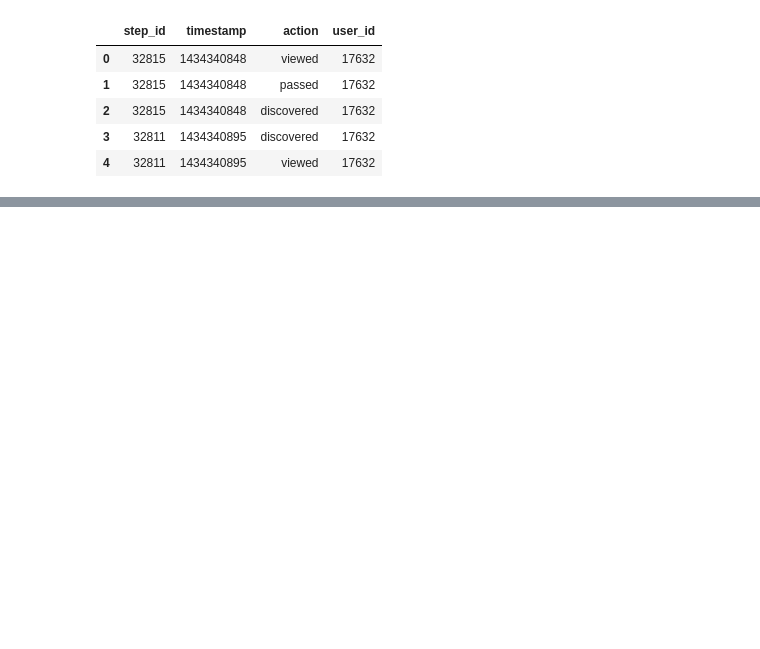
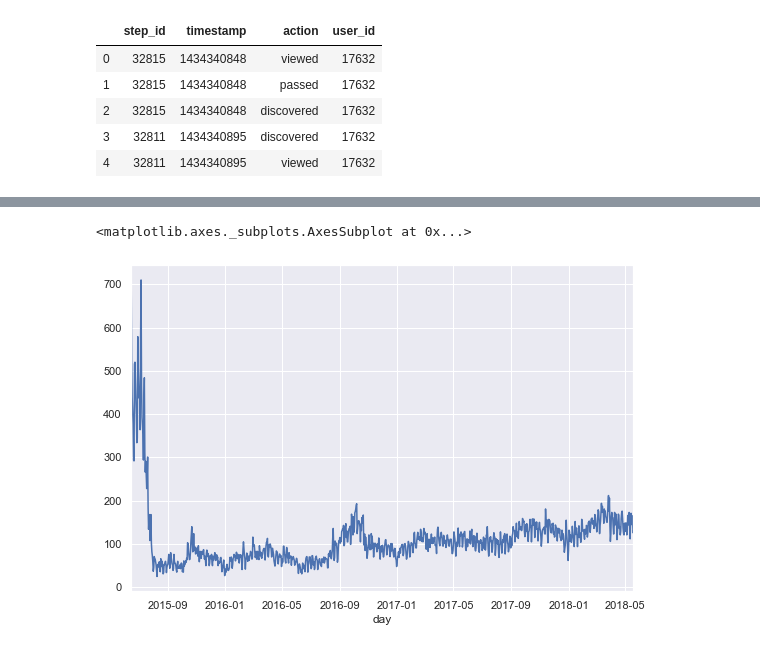
Before and after one commit to BorisGi/stepik, a Jupyter notebook: DS_Intro/1_10_ML.ipynb, the cells around one changed output, grey strips where cells are left out. Cells and saved outputs as stored; diff of their text form; code cells hidden in the pictures; blank space fills up the shorter version.

```diff
--- a/DS_Intro/1_10_ML.ipynb
+++ b/DS_Intro/1_10_ML.ipynb
@@ -6,8 +9,10 @@ import matplotlib.pyplot as plt
 import statistics
 
 %matplotlib inline
+# %%
+sns.set(rc={'figure.figsize': (9, 6)})
 # %%
-event_data_df = pd.read_csv('C:/work/Datasets/DS_Intro/event_data_train.csv')
+event_data = pd.read_csv('C:/work/Datasets/DS_Intro/event_data_train.csv')
 # %% [markdown]
 **step_id** - id стэпа
 
@@ -34,0 +58,2 @@ event_data_df.head()
+# %%
+event_data['action_date'] = pd.to_datetime(event_data.timestamp, unit='s')
@@ -34,0 +68,2 @@ event_data_df.head()
+# %%
+event_data['day'] = event_data.action_date.dt.date
@@ -34,0 +79,9 @@ event_data_df.head()
+# %%
+(
+    event_data.groupby('day')
+    .user_id.nunique()
+    .plot()
+)
+# %% [output]
+<matplotlib.axes._subplots.AxesSubplot at 0x...>
+[figure, added]
```
Also changed, not shown: parts of 27 cells of this notebook.
